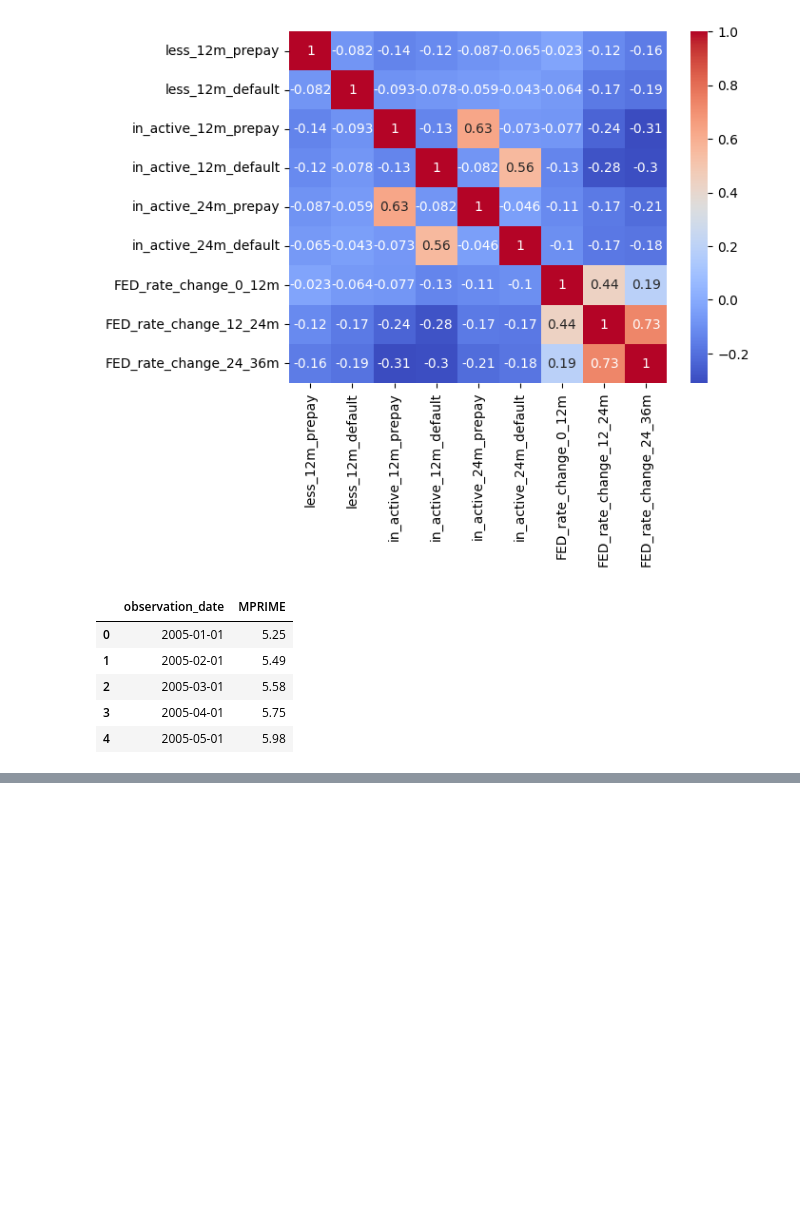
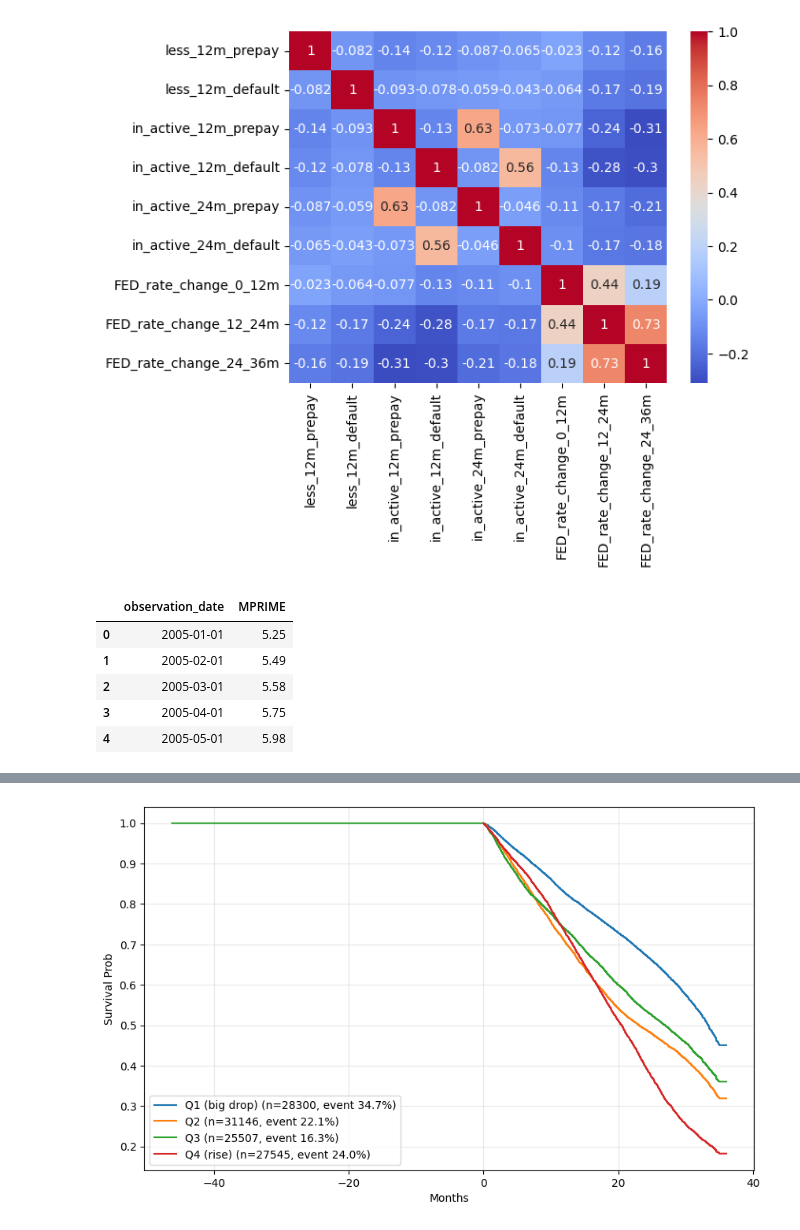
Before and after one commit to Erdos-Projects/spring-2026-deep-learning-prepayment-risk, a Jupyter notebook: FED_vs_default_prepayment.ipynb, the cells around one changed output, grey strips where cells are left out. Cells and saved outputs as stored; diff of their text form; code cells hidden in the pictures; blank space fills up the shorter version.

```diff
--- a/FED_vs_default_prepayment.ipynb
+++ b/FED_vs_default_prepayment.ipynb
@@ -353,0 +374,24 @@ KeyError: "['DefaultRate', 'PrepaymentRate'] not in index"
+# %%
+import pandas as pd
+import numpy as np
+import matplotlib.pyplot as plt
+
+def plot_km_stratified(df, time_col='time', event_col='event', strata_col='rate_q'):
+    plt.figure(figsize=(10,6))
+    for q in df[strata_col].cat.categories:
+        mask = df[strata_col] == q
+        group_df = df.loc[mask, [time_col, event_col]].sort_values(time_col)
+        unique_t = group_df[time_col].unique()
+        surv = [1.0]
+        for t in unique_t[1:]:
+            at_risk = len(group_df[group_df[time_col] >= t])
+            deaths = len(group_df[(group_df[time_col] == t) & (group_df[event_col])])
+            surv.append(surv[-1] * (at_risk - deaths) / at_risk if at_risk > 0 else 0)
+        plt.step(unique_t, surv, where='post',
+                 label=f'{q} (n={mask.sum()}, event {df.loc[mask,event_col].mean():.1%})')
+    plt.ylabel('Survival Prob'); plt.xlabel('Months'); plt.legend(); plt.grid(alpha=0.3); plt.show()
+
+# Run:
+plot_km_stratified(df)
+# %% [output]
+[figure, added]
```
Also changed, not shown: parts of 3 cells of this notebook, 1 other file.
